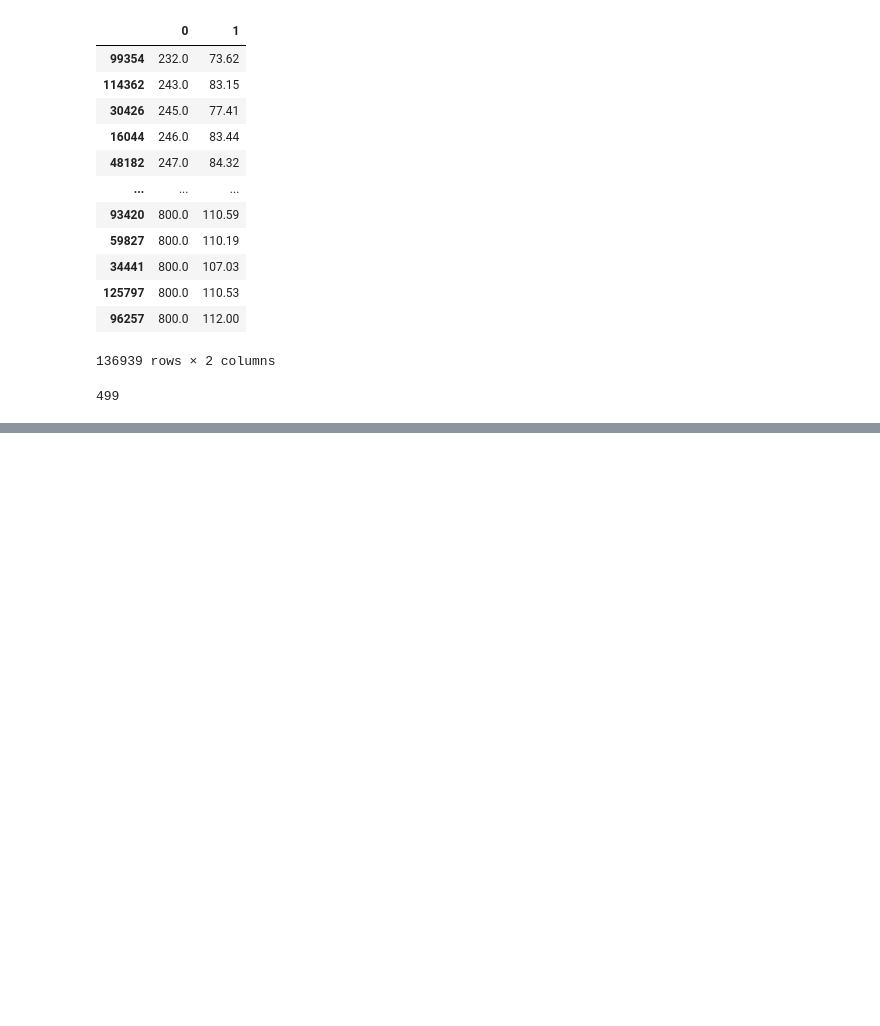
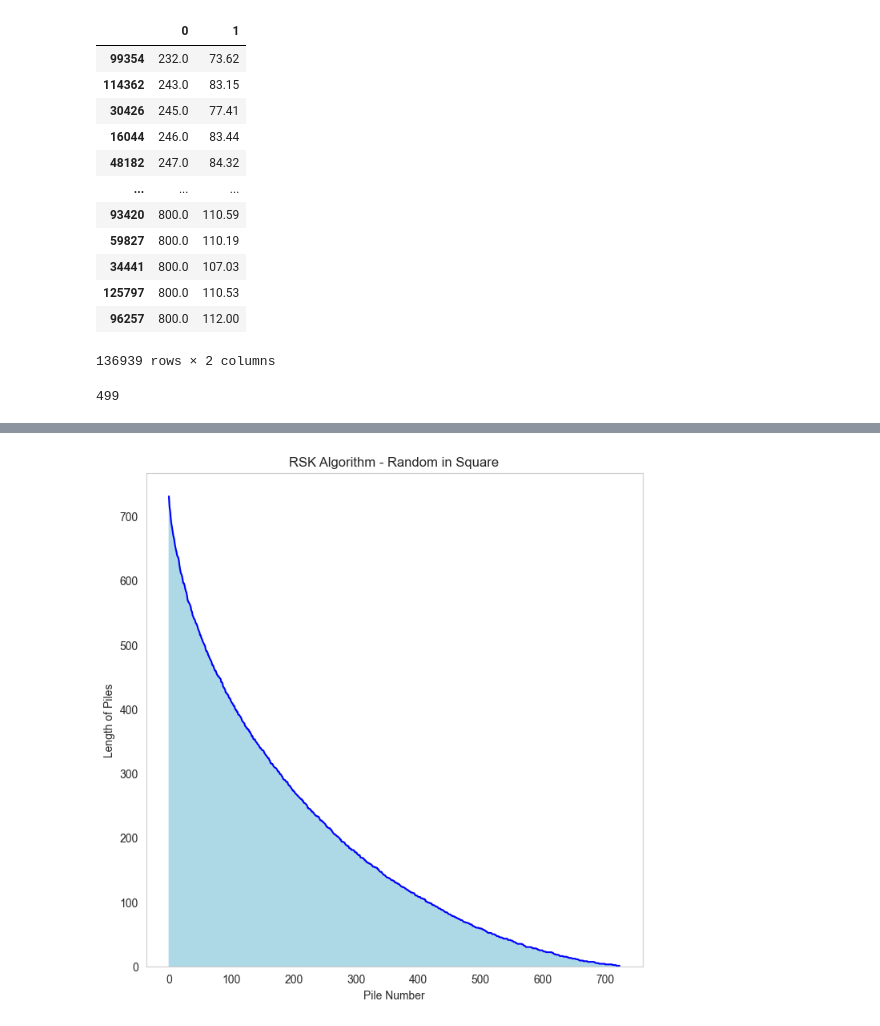
Before and after one commit to rotemchn/SortingGrades, a Jupyter notebook: RSK_algo.ipynb, the cells around one changed output, grey strips where cells are left out. Cells and saved outputs as stored; diff of their text form; code cells hidden in the pictures; blank space fills up the shorter version.

```diff
--- a/RSK_algo.ipynb
+++ b/RSK_algo.ipynb
@@ -184,0 +212,28 @@ plt.show()
+# %%
+random_square_piles = RSK(random_square_df)
+# %%
+lists_lengths_square = [len(sublist) for sublist in random_square_piles]
+list_indices_square = range(len(random_square_piles))
+# Create a figure and axes
+fig, ax = plt.subplots(figsize=(8, 8))
+
+# Create a bar plot
+ax.bar(list_indices_square, lists_lengths_square, color='skyblue', edgecolor='lightblue', label='List Lengths')
+
+# Create a line plot
+ax.plot(list_indices_square, lists_lengths_square, color='blue', linestyle='-', label='Line Connects')
+
+# Set x-axis ticks to match list indices
+ax.set_xticks(list_indices_square)
+
+# Set labels and title
+ax.set_xticks(range(0, len(random_square_piles), 100))
+ax.set_xlabel('Pile Number')
+ax.set_ylabel('Length of Piles')
+ax.set_title('RSK Algorithm - Random in Square')
+ax.grid(False)
+plt.savefig("RSK_random_square.png")
+
+plt.show()
+# %% [output]
+[figure, added]
```
Also changed, not shown: parts of 10 cells of this notebook, 4 other files.
